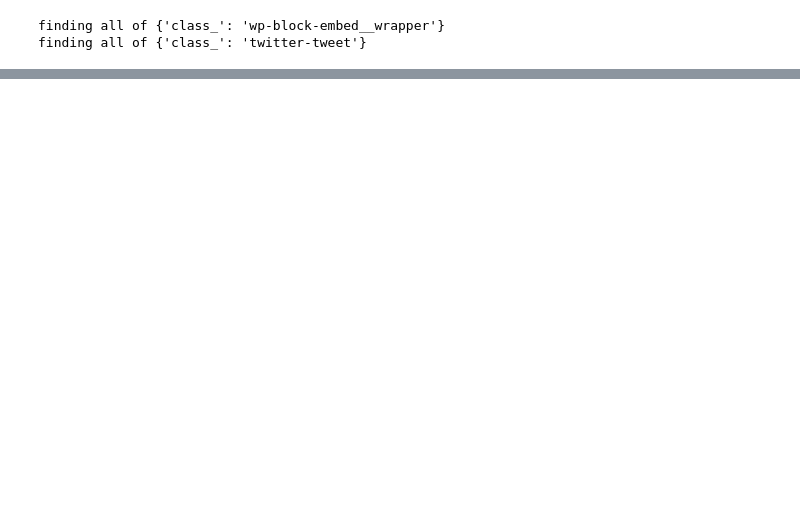
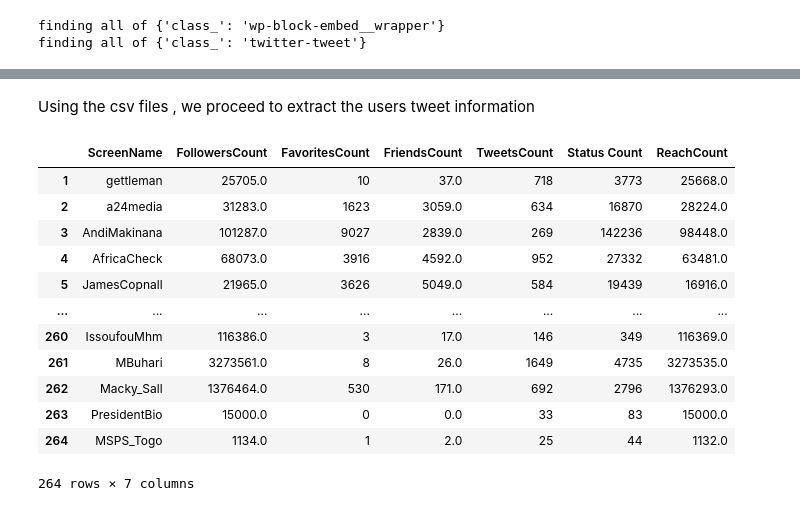
Before and after one commit to WanjohiWanjohi/DS, a Jupyter notebook: Scraping_Starter.ipynb, the cells around one changed output, grey strips where cells are left out. Drawn from its saved outputs; the diff is of its cells as text; code cells hidden in the pictures; blank space fills up the shorter version.

```diff
--- a/Scraping_Starter.ipynb
+++ b/Scraping_Starter.ipynb
@@ -75,0 +389,27 @@ ValueError: 2 columns passed, passed data had 3 columns
+# %% [markdown]
+Using the csv files , we proceed to extract the users tweet information
+# %%
+reader = csv.reader(open("influencertweetstats.csv"))
+full_list = pd.DataFrame(reader)
+#set header
+new_header = full_list.iloc[0]
+full_list.columns = new_header
+full_list = full_list.iloc[1:]
+#get the reach
+full_list["FollowersCount"] = pd.to_numeric(full_list["FollowersCount"] , errors='coerce')
+full_list["FriendsCount"] = pd.to_numeric(full_list["FriendsCount"], errors='coerce')
+full_list["ReachCount"] = full_list["FollowersCount"] - full_list["FriendsCount"]
+# %% [output]
+|  | ScreenName | FollowersCount | FavoritesCount | FriendsCount | TweetsCount | Status Count | ReachCount |
+| 1 | gettleman | 25705.0 | 10 | 37.0 | 718 | 3773 | 25668.0 |
+| 2 | a24media | 31283.0 | 1623 | 3059.0 | 634 | 16870 | 28224.0 |
+| 3 | AndiMakinana | 101287.0 | 9027 | 2839.0 | 269 | 142236 | 98448.0 |
+| 4 | AfricaCheck | 68073.0 | 3916 | 4592.0 | 952 | 27332 | 63481.0 |
+| 5 | JamesCopnall | 21965.0 | 3626 | 5049.0 | 584 | 19439 | 16916.0 |
+| ... | ... | ... | ... | ... | ... | ... | ... |
+| 260 | IssoufouMhm | 116386.0 | 3 | 17.0 | 146 | 349 | 116369.0 |
+| 261 | MBuhari | 3273561.0 | 8 | 26.0 | 1649 | 4735 | 3273535.0 |
+| 262 | Macky_Sall | 1376464.0 | 530 | 171.0 | 692 | 2796 | 1376293.0 |
+| 263 | PresidentBio | 15000.0 | 0 | 0.0 | 33 | 83 | 15000.0 |
+| 264 | MSPS_Togo | 1134.0 | 1 | 2.0 | 25 | 44 | 1132.0 |
+264 rows × 7 columns
```
Also changed, not shown: parts of 15 cells of this notebook.
